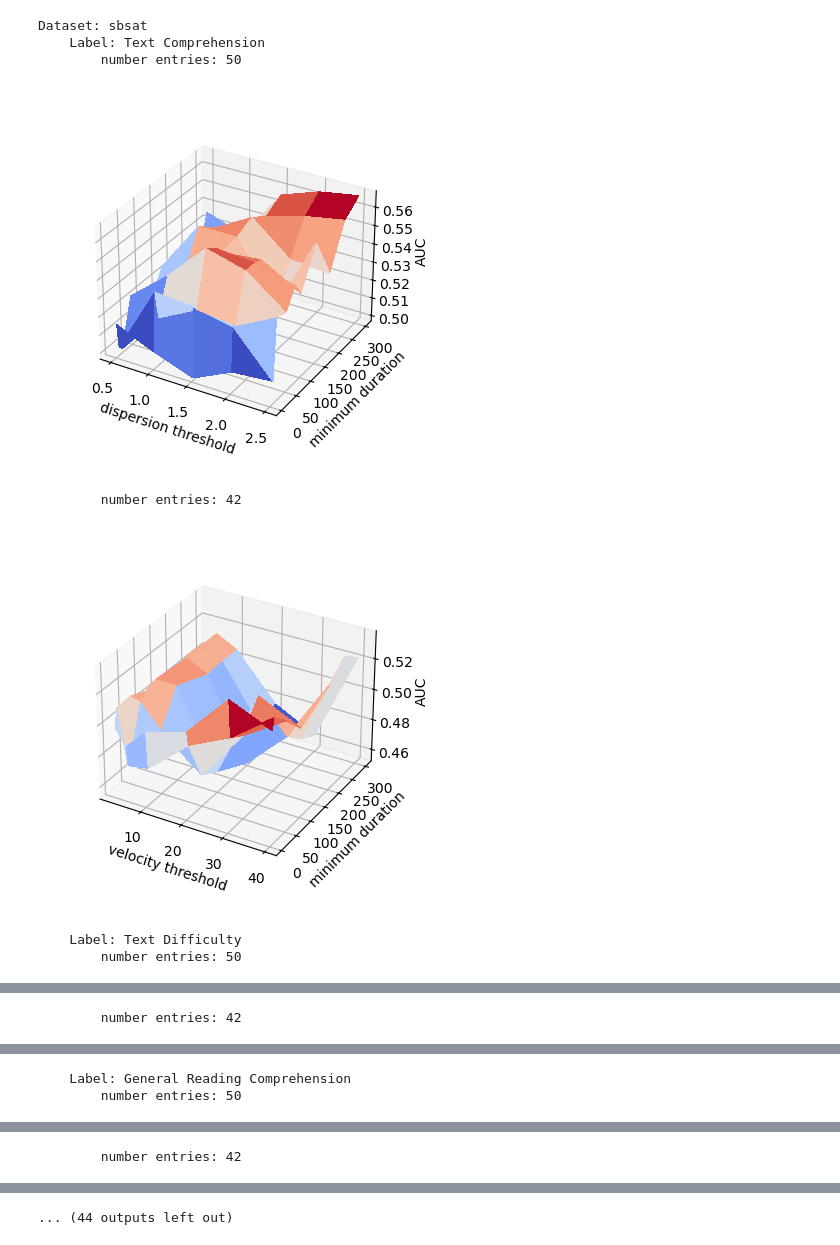
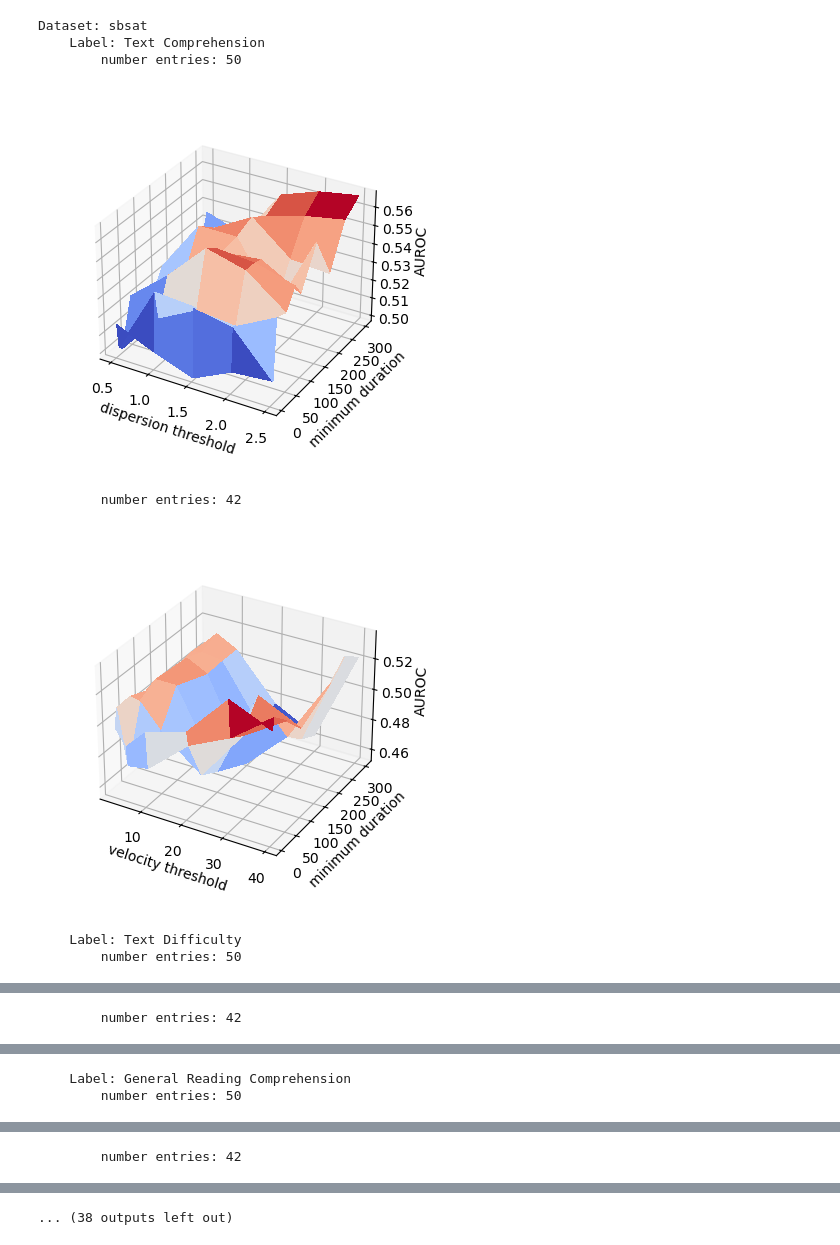
Before and after one commit to aeye-lab/eye-movement-preprocessing, a Jupyter notebook: render_results.ipynb, the cells around one changed output, grey strips where cells are left out. Drawn from its saved outputs; the diff is of its cells as text; code cells hidden in the pictures.

```diff
--- a/render_results.ipynb
+++ b/render_results.ipynb
@@ -47,23 +47,30 @@ column_name_mapping = {'acc': 'Text Comprehension',
                        'task':'Task recognition'
                       }
 
-dataset_metric_mapping = {'sbsat':'AUC',
-                          'potec':'AUC',
-                          'copco':'AUC',#'AUC/Accuracy',
+dataset_metric_mapping = {'sbsat':'AUROC',
+                          'potec':'AUROC',
+                          'copco':'AUROC',#'AUC/Accuracy',
                           'gazebase':'Accuracy',
                           'gazebasevr':'Accuracy',
-                          'hbn':'AUC',
-                          'gazeonfaces':'AUC',
-                          'gazegraph':'AUC'}
+                          'hbn':'AUROC',
+                          'gazeonfaces':'AUROC',
+                          'gazegraph':'AUROC'}
 
 detectoin_method_mapping = {'idt':'I-DT',
                             'ivt':'I-VT',
                             'microsaccades':'Microsaccades',
                            }
 
+xlim_mapping = {'gazebase':[0.75,1.0],
+                'gazebasevr':[0.75,1.0],
+                'sbsat':[0.35,0.9],
+                'copco':[0.35,0.9],
+                'hbn':[0.3,0.8]
+                }
+
 decimals = 3
 detection_methods = ['idt', 'ivt']#, 'microsaccades']
-datasets          = ['sbsat','copco','potec','gazebase','gazebasevr','hbn']#,'gazeonfaces','gazegraph']
+datasets          = ['sbsat','copco','gazebase','gazebasevr','hbn']#,'gazeonfaces','gazegraph','potec']
 for dataset in datasets:
     print('Dataset: ' + str(dataset))
     label_columns = helpers.get_datset_labels(dataset)
@@ -207,6 +214,7 @@ for dataset in datasets:
                 ax.set_ylabel('minimum duration')
                 ax.set_xlabel('velocity threshold')
                 ax.set_zlabel(dataset_metric_mapping[dataset], rotation=90)
+                #ax.set_zlim(xlim_mapping[dataset])
 
                 # Customize the z axis.
                 #ax.set_zlim(-1.01, 1.01)
@@ -225,6 +233,7 @@ for dataset in datasets:
                 ax.set_ylabel('minimum duration')
                 ax.set_xlabel('dispersion threshold')
                 ax.set_zlabel(dataset_metric_mapping[dataset], rotation=90)
+                #ax.set_zlim(xlim_mapping[dataset])
 
                 # Customize the z axis.
                 #ax.set_zlim(-1.01, 1.01)
@@ -234,35 +243,37 @@ for dataset in datasets:
 
                 # Add a color bar which maps values to colors.
                 #fig.colorbar(surf, shrink=0.5, aspect=5)
                 ax.set_box_aspect(None, zoom=0.85)
             elif detection_method == 'microsaccades':
                 fig, ax = plt.subplots()
                 ax.plot(X,Z)
                 ax.set_xlabel('minimum duration')
                 ax.set_ylabel(dataset_metric_mapping[dataset])
             not_nan_sums = np.sum(np.isnan(Z) == False)
             print('        number entries: ' + str(not_nan_sums))
             plt.savefig(plot_dir + '/' + dataset +  '_' + detectoin_method_mapping[detection_method]  +\
                             '_' + column_name_mapping[label] + '_3D.pdf', dpi=300, bbox_inches='tight')
             plt.show()
         label_counter += 1
     result_pl_df = pl.DataFrame(result_df)
     box_pl_df = pl.DataFrame(box_plot_df)
     print(dataset)
     print(result_pl_df)
     print(box_pl_df)
     print(dataframe_to_latex(result_pl_df))
     ax = sns.boxplot(data=box_pl_df, x="Problem Setting", y=dataset_metric_mapping[dataset], hue="Detection Method", gap=.1)
     ax.set_xticklabels(ax.get_xticklabels(),rotation=45)
     ax.set_xlabel('')
+    ax.set_ylim(xlim_mapping[dataset])
     plt.savefig(plot_dir + '/' + dataset + '_boxplot.pdf', dpi=300, bbox_inches='tight')
     plt.show()
+    result_pl_df.write_csv(plot_dir + '/' + dataset + '_boxplot.csv')
 # %% [output]
 Dataset: sbsat
     Label: Text Comprehension
         number entries: 50
-[figure, old version]
+[figure, new version]
         number entries: 42
-[figure, old version]
+[figure, new version]
     Label: Text Difficulty
         number entries: 50
@@ -277 +288 @@ Dataset: sbsat
-... (44 outputs left out)
+... (38 outputs left out)
```
Also changed, not shown: parts of 1 cell of this notebook, 2 other files.
